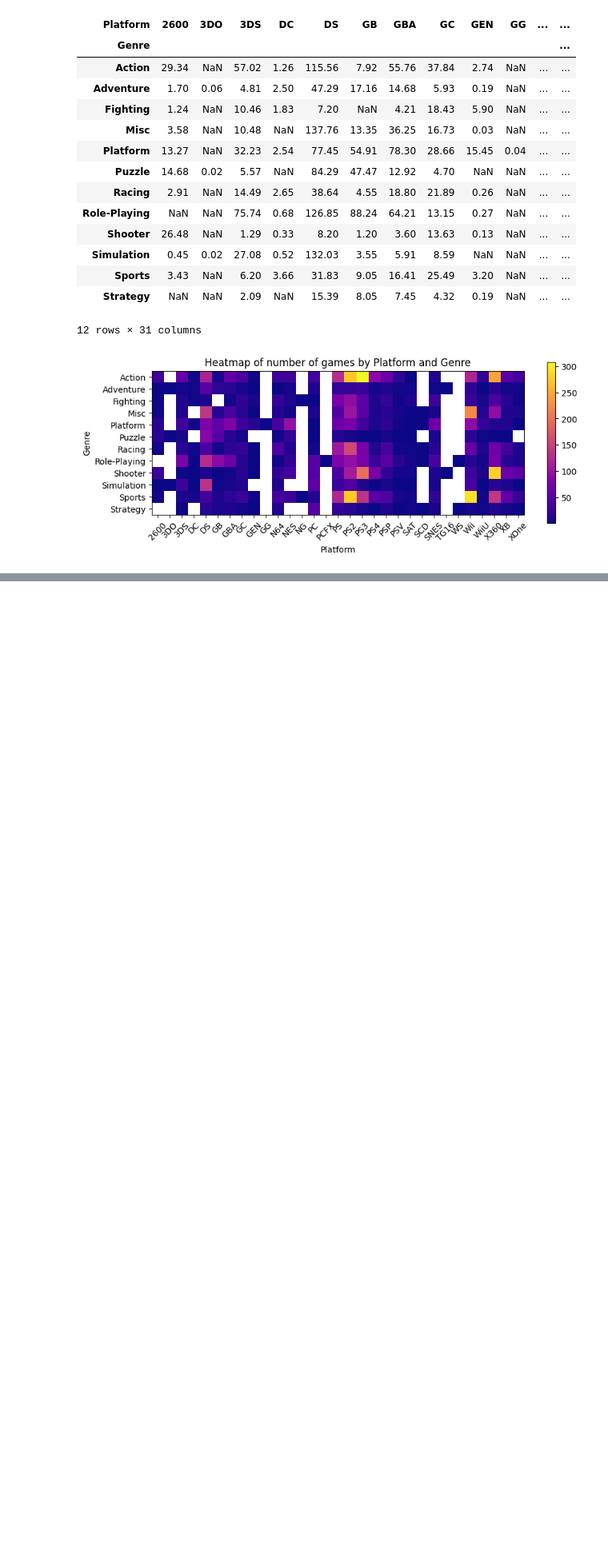
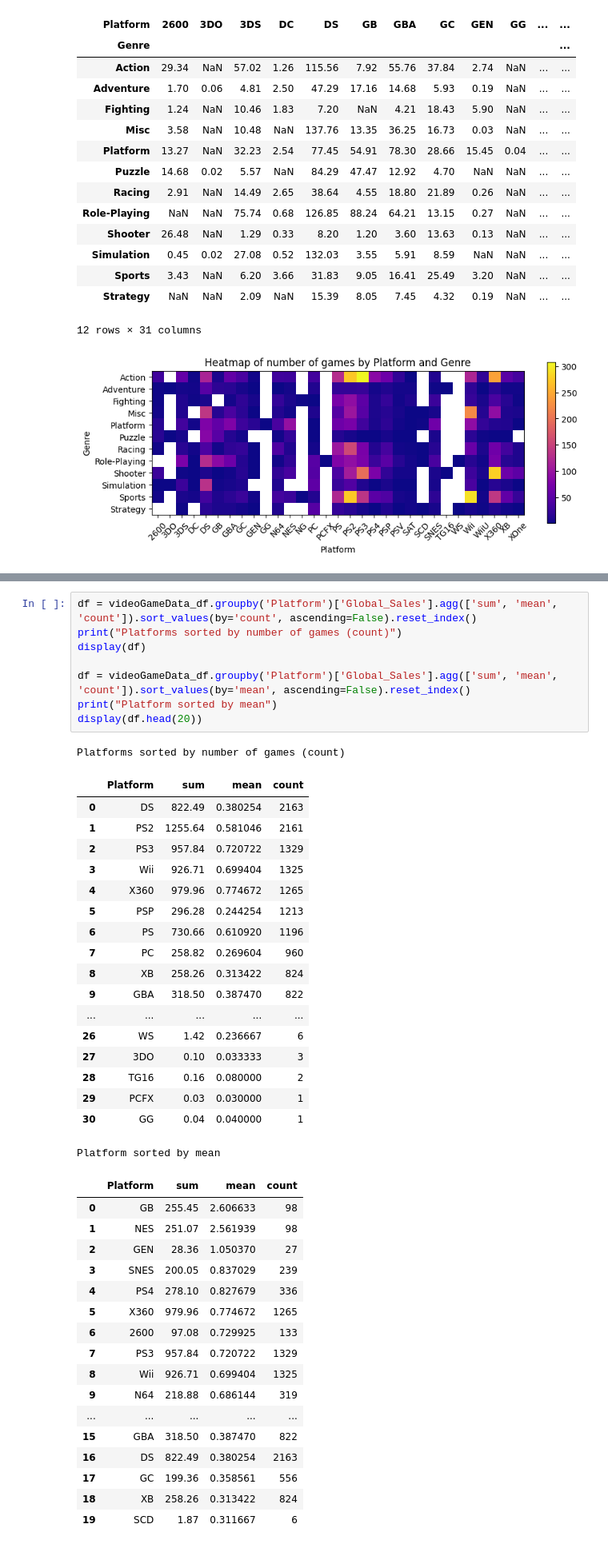
Before and after one commit to bdatye/VideoGameSalesTrends, a Jupyter notebook: VideoGamesSalesTrends.ipynb, the cells around one changed output, grey strips where cells are left out. Shown at 80% size. Drawn from its saved outputs; the diff is of its cells as text; blank space fills up the shorter version.

```diff
--- a/VideoGamesSalesTrends.ipynb
+++ b/VideoGamesSalesTrends.ipynb
@@ -388,0 +438,45 @@ plt.show()
+# %%
+df = videoGameData_df.groupby('Platform')['Global_Sales'].agg(['sum', 'mean', 'count']).sort_values(by='count', ascending=False).reset_index()
+print("Platforms sorted by number of games (count)")
+display(df)
+
+df = videoGameData_df.groupby('Platform')['Global_Sales'].agg(['sum', 'mean', 'count']).sort_values(by='mean', ascending=False).reset_index()
+print("Platform sorted by mean")
+display(df.head(20))
+# %% [output]
+Platforms sorted by number of games (count)
+|  | Platform | sum | mean | count |
+| 0 | DS | 822.49 | 0.380254 | 2163 |
+| 1 | PS2 | 1255.64 | 0.581046 | 2161 |
+| 2 | PS3 | 957.84 | 0.720722 | 1329 |
+| 3 | Wii | 926.71 | 0.699404 | 1325 |
+| 4 | X360 | 979.96 | 0.774672 | 1265 |
+| 5 | PSP | 296.28 | 0.244254 | 1213 |
+| 6 | PS | 730.66 | 0.610920 | 1196 |
+| 7 | PC | 258.82 | 0.269604 | 960 |
+| 8 | XB | 258.26 | 0.313422 | 824 |
+| 9 | GBA | 318.50 | 0.387470 | 822 |
+| ... | ... | ... | ... | ... |
+| 26 | WS | 1.42 | 0.236667 | 6 |
+| 27 | 3DO | 0.10 | 0.033333 | 3 |
+| 28 | TG16 | 0.16 | 0.080000 | 2 |
+| 29 | PCFX | 0.03 | 0.030000 | 1 |
+| 30 | GG | 0.04 | 0.040000 | 1 |
+Platform sorted by mean
+|  | Platform | sum | mean | count |
+| 0 | GB | 255.45 | 2.606633 | 98 |
+| 1 | NES | 251.07 | 2.561939 | 98 |
+| 2 | GEN | 28.36 | 1.050370 | 27 |
+| 3 | SNES | 200.05 | 0.837029 | 239 |
+| 4 | PS4 | 278.10 | 0.827679 | 336 |
+| 5 | X360 | 979.96 | 0.774672 | 1265 |
+| 6 | 2600 | 97.08 | 0.729925 | 133 |
+| 7 | PS3 | 957.84 | 0.720722 | 1329 |
+| 8 | Wii | 926.71 | 0.699404 | 1325 |
+| 9 | N64 | 218.88 | 0.686144 | 319 |
+| ... | ... | ... | ... | ... |
+| 15 | GBA | 318.50 | 0.387470 | 822 |
+| 16 | DS | 822.49 | 0.380254 | 2163 |
+| 17 | GC | 199.36 | 0.358561 | 556 |
+| 18 | XB | 258.26 | 0.313422 | 824 |
+| 19 | SCD | 1.87 | 0.311667 | 6 |
```
Also changed, not shown: parts of 3 cells of this notebook.
